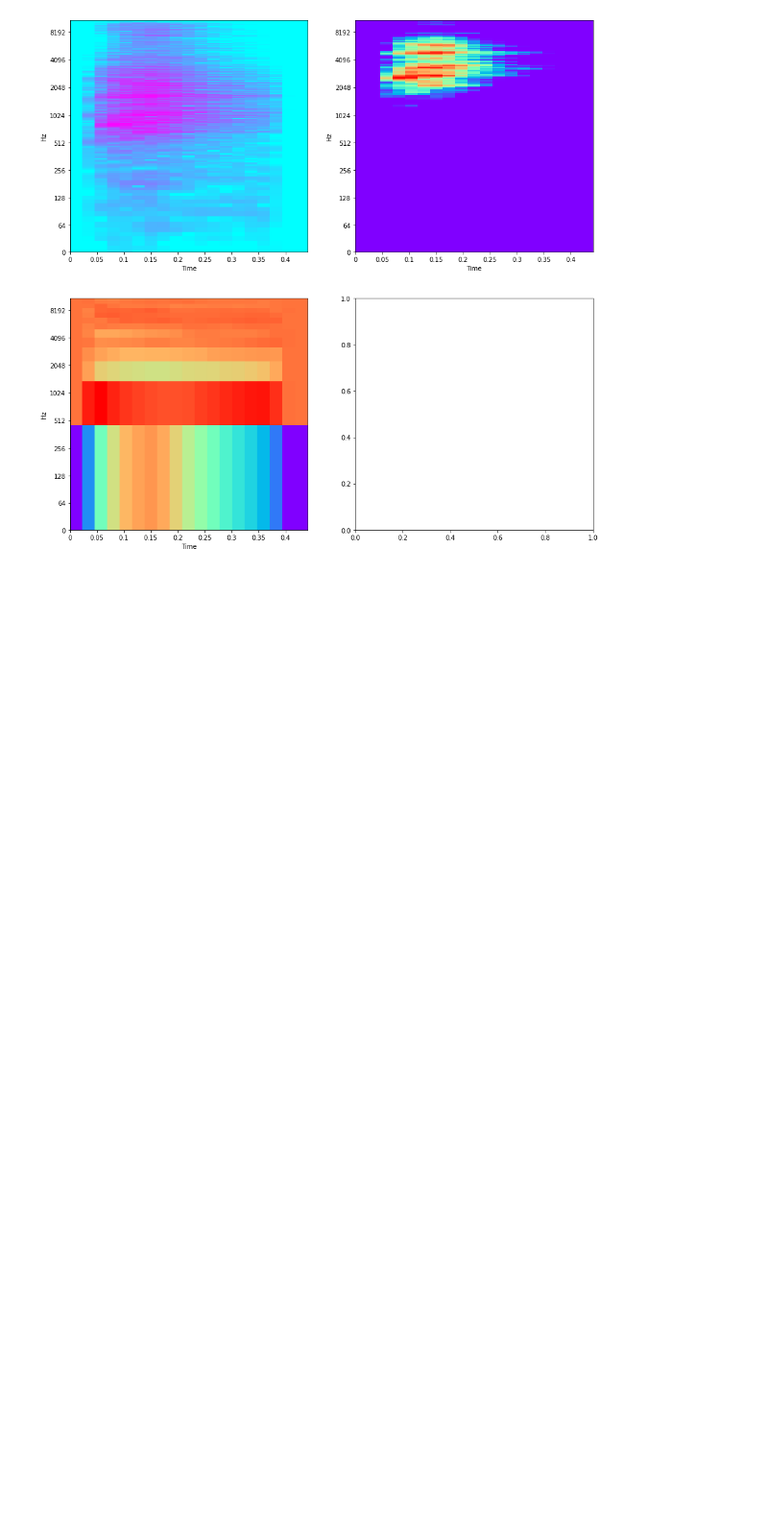
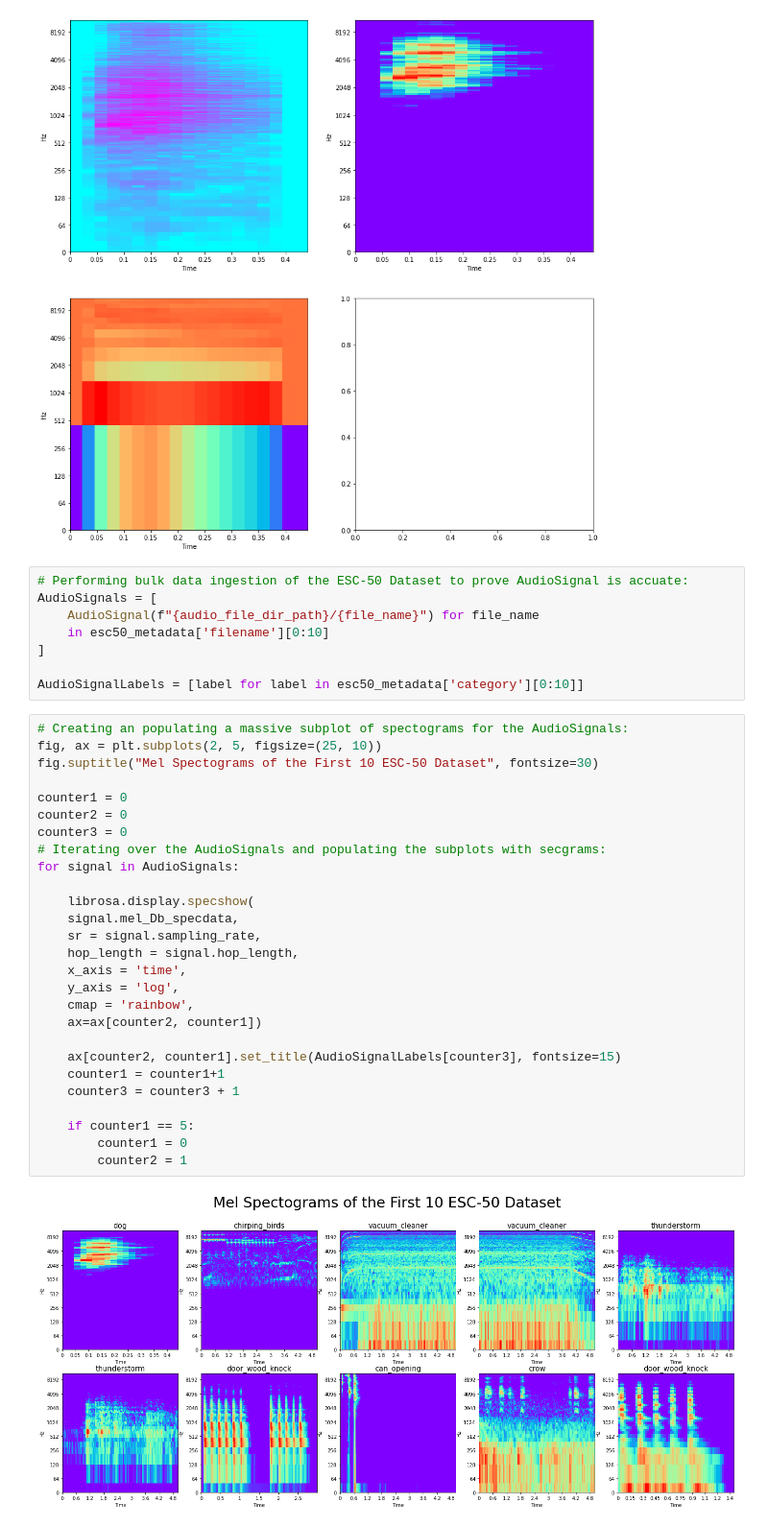
Before and after one commit to MatthewTe/signal-processing-library, a Jupyter notebook: notebooks/EDA_ESC-50.ipynb, the cells around one changed output. Shown at 96% size. Saved outputs shown, nothing was run; the diff lists cells and outputs as text; blank space fills up the shorter version.

```diff
--- a/notebooks/EDA_ESC-50.ipynb
+++ b/notebooks/EDA_ESC-50.ipynb
@@ -96,3 +92,40 @@ librosa.display.specshow(
 # %% [output]
 <matplotlib.collections.QuadMesh at 0x...>
 [figure]
+# %%
+# Performing bulk data ingestion of the ESC-50 Dataset to prove AudioSignal is accuate:
+AudioSignals = [
+    AudioSignal(f"{audio_file_dir_path}/{file_name}") for file_name
+    in esc50_metadata['filename'][0:10]
+]
+
+AudioSignalLabels = [label for label in esc50_metadata['category'][0:10]]
+# %%
+# Creating an populating a massive subplot of spectograms for the AudioSignals:
+fig, ax = plt.subplots(2, 5, figsize=(25, 10))
+fig.suptitle("Mel Spectograms of the First 10 ESC-50 Dataset", fontsize=30)
+
+counter1 = 0
+counter2 = 0
+counter3 = 0
+# Iterating over the AudioSignals and populating the subplots with secgrams:
+for signal in AudioSignals:
+
+    librosa.display.specshow(
+    signal.mel_Db_specdata,
+    sr = signal.sampling_rate,
+    hop_length = signal.hop_length,
+    x_axis = 'time',
+    y_axis = 'log',
+    cmap = 'rainbow',
+    ax=ax[counter2, counter1])
+
+    ax[counter2, counter1].set_title(AudioSignalLabels[counter3], fontsize=15)
+    counter1 = counter1+1
+    counter3 = counter3 + 1
+
+    if counter1 == 5:
+        counter1 = 0
+        counter2 = 1
+# %% [output]
+[figure, added]
```
Also changed, not shown: parts of 3 cells of this notebook, 1 other file.
